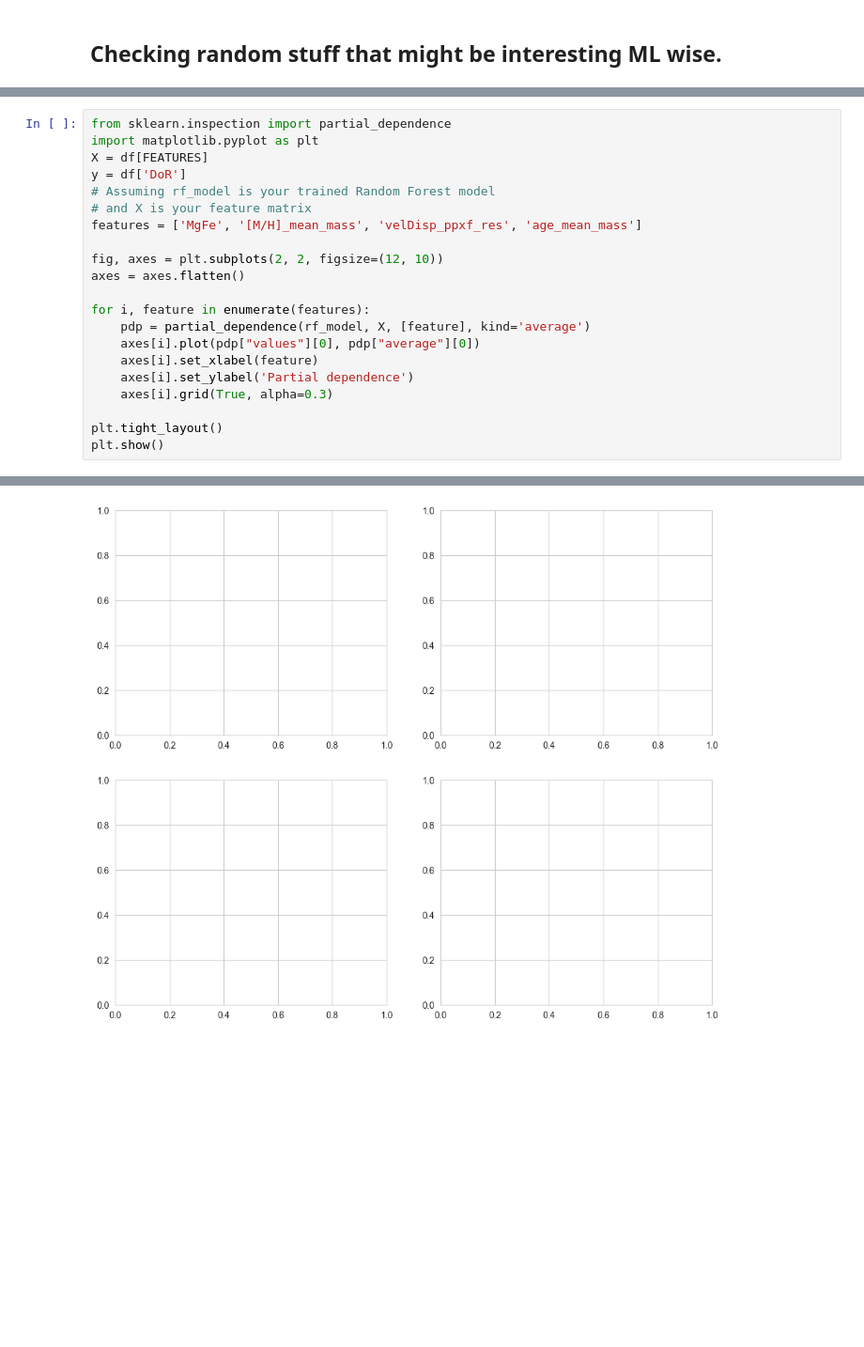
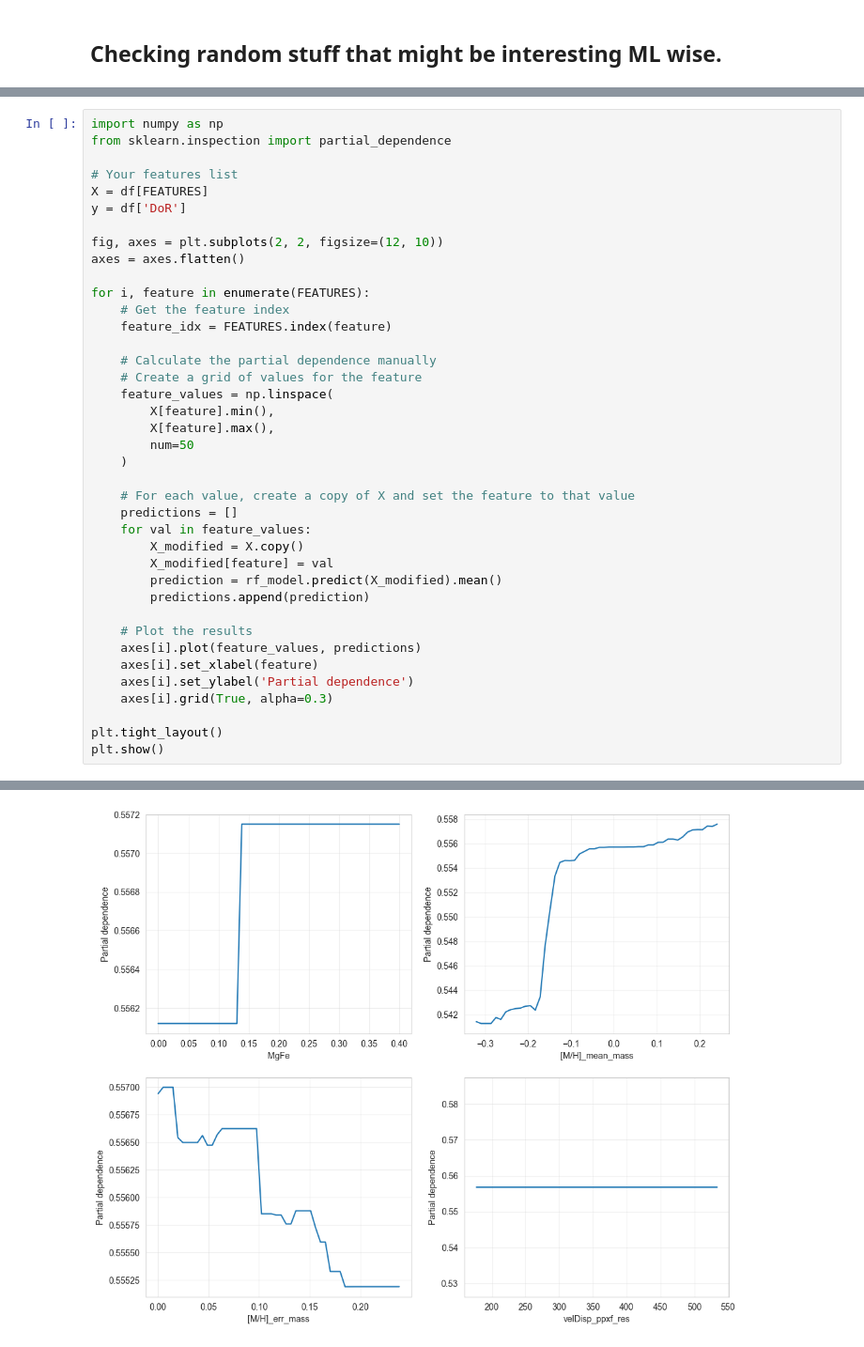
Before and after one commit to CARosss/AS01_E_INSPIRE, a Jupyter notebook: paper_notebooks/ml_grouping.ipynb, the cells around one changed output, grey strips where cells are left out. Shown at 94% size. Saved outputs shown, nothing was run; the diff lists cells and outputs as text; blank space fills up the shorter version.

```diff
--- a/paper_notebooks/ml_grouping.ipynb
+++ b/paper_notebooks/ml_grouping.ipynb
@@ -330,18 +1004,36 @@ test_dor_values = plot_dor_histogram(df, test_size=0.2, seed=42)
 # %%
+import numpy as np
 from sklearn.inspection import partial_dependence
-import matplotlib.pyplot as plt
+
+# Your features list
 X = df[FEATURES]
 y = df['DoR']
-# Assuming rf_model is your trained Random Forest model
-# and X is your feature matrix
-features = ['MgFe', '[M/H]_mean_mass', 'velDisp_ppxf_res', 'age_mean_mass']
 
 fig, axes = plt.subplots(2, 2, figsize=(12, 10))
 axes = axes.flatten()
 
-for i, feature in enumerate(features):
-    pdp = partial_dependence(rf_model, X, [feature], kind='average')
-    axes[i].plot(pdp["values"][0], pdp["average"][0])
+for i, feature in enumerate(FEATURES):
+    # Get the feature index
+    feature_idx = FEATURES.index(feature)
+
+    # Calculate the partial dependence manually
+    # Create a grid of values for the feature
+    feature_values = np.linspace(
+        X[feature].min(),
+        X[feature].max(),
+        num=50
+    )
+
+    # For each value, create a copy of X and set the feature to that value
+    predictions = []
+    for val in feature_values:
+        X_modified = X.copy()
+        X_modified[feature] = val
+        prediction = rf_model.predict(X_modified).mean()
+        predictions.append(prediction)
+
+    # Plot the results
+    axes[i].plot(feature_values, predictions)
     axes[i].set_xlabel(feature)
     axes[i].set_ylabel('Partial dependence')
     axes[i].grid(True, alpha=0.3)
@@ -353,4 +1045,4 @@ KeyError: 'values'
-[figure, old version]
+[figure, new version]
 # %%
 from sklearn.inspection import PartialDependenceDisplay
 
```
Also changed, not shown: parts of 21 cells of this notebook, 3 other files.
